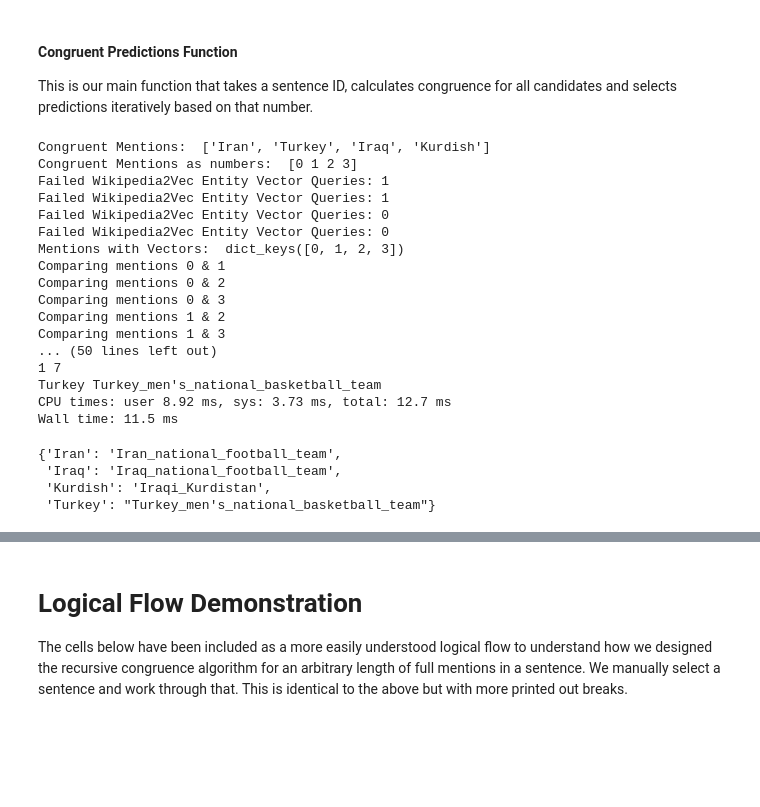
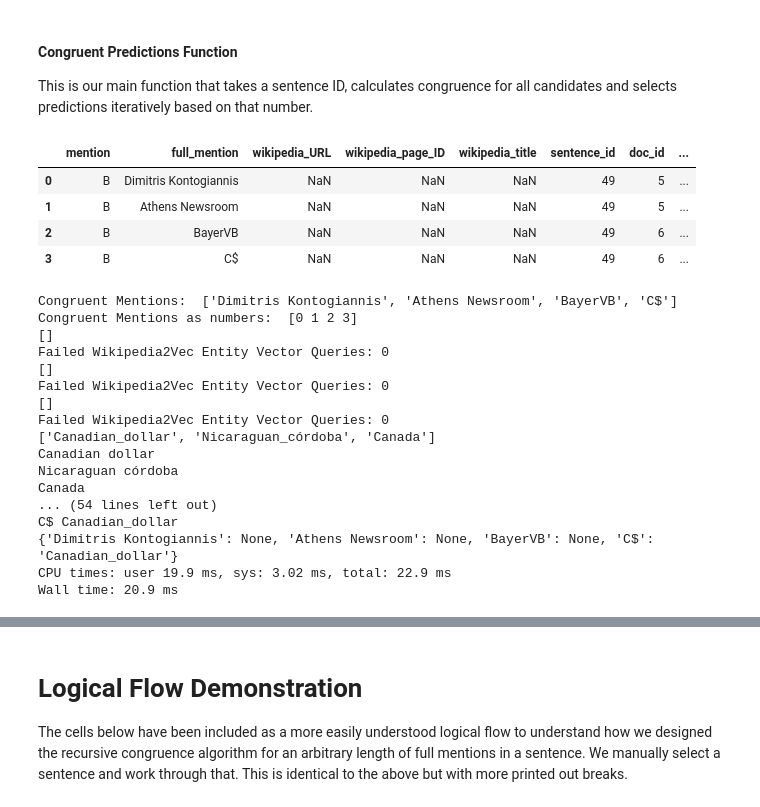
Before and after one commit to TheDigitalFrontier/entity-disambiguation, a Jupyter notebook: notebooks/pipeline/4c_congruence_vector_similarity.ipynb, the cells around one changed output, grey strips where cells are left out. Saved outputs shown, nothing was run; the diff lists cells and outputs as text; code cells hidden in the pictures; blank space fills up the shorter version.

```diff
--- a/notebooks/pipeline/4c_congruence_vector_similarity.ipynb
+++ b/notebooks/pipeline/4c_congruence_vector_similarity.ipynb
@@ -251,6 +251,7 @@ def get_candidate_pool_vectors(candidate_pool_titles, verbose=False):
     candidate_pool_vectors = []
     for candidate in candidate_pool_titles:
         candidate = normalize_text(candidate)
+        if verbose: print(candidate)
         try:
             candidate_vectors = w2v.get_entity_vector(candidate)
         except KeyError:
@@ -259,11 +260,16 @@ def get_candidate_pool_vectors(candidate_pool_titles, verbose=False):
             no_vector_count += 1
         candidate_pool_vectors.append(candidate_vectors)
 
+    # Handle case where candidate pool is empty from Phase 3
+    # Add arbitrarily chosen 3 arrays of zeros
+    if len(candidate_pool_titles) == 0:
+        candidate_pool_vectors = [np.zeros(100), np.zeros(100), np.zeros(100)]
+
     if verbose: print(f"Failed Wikipedia2Vec Entity Vector Queries: {no_vector_count}")
     return candidate_pool_vectors
 # %%
 # Define function to retrieve entity vectors
-def create_entity_vector_dict(sentence_mentions_nums, sentence_predictions, verbose=False):
+def create_entity_vector_dict(sentence_mention_ids, sentence_predictions, verbose=False):
     """
     Function iterates over a provided list of congruent mentions,
     finds the associated candidate pool for each mention
@@ -273,10 +279,11 @@ def create_entity_vector_dict(sentence_mentions_nums, sentence_predictions, verb
     vector_dict = {}
 
     # For each full mention we are analyzing in the contextual domain
-    for m in sentence_mentions_nums:
+    for m in sentence_mention_ids:
 
         # Retrieve candidate pool titles
         candidate_pool_titles = sentence_predictions['candidate_pools_titles'][m]
+        if verbose: print(candidate_pool_titles)
 
         # Convert candidate pool titles to candidate pool vectors
         candidate_pool_vectors = get_candidate_pool_vectors(candidate_pool_titles, verbose=verbose)
@@ -284,10 +291,14 @@ def create_entity_vector_dict(sentence_mentions_nums, sentence_predictions, verb
         # Save candidate pool vectors to dictionary
         vector_dict[m] = candidate_pool_vectors
 
+    if verbose:
+        print(vector_dict.keys())
+        for k in vector_dict.keys():
+            print(len(vector_dict[k]))
     return vector_dict
 # %%
 # Define function to calculate congruent metric for each candidate in every mention's candidate pool
-def get_congruence_dict(vector_dict, sentence_mentions_nums, verbose=False):
+def get_congruence_dict(vector_dict, sentence_mention_ids, verbose=False):
     """
     Function to return congruence metric calculations between all candidates for all mentions
     Input:
@@ -303,15 +314,15 @@ def get_congruence_dict(vector_dict, sentence_mentions_nums, verbose=False):
 
     # Always work low numbers to high without duplicate comparison
     m = 0
-    while m < len(sentence_mentions_nums)-1:
+    while m < len(sentence_mention_ids)-1:
 
         # Create second-level congruence metric dictionary
         m_dict = {}
 
         # Compare eaech mention against mentions after it
-        for n in sentence_mentions_nums[m+1:]:
+        for n in sentence_mention_ids[m+1:]:
             if verbose: print(f"Comparing mentions {m} & {n}")
-            # Calculate congruence metric - cosine similarity todo generalize
+            # Calculate congruence metric - cosine similarity
             congruence_metric = cosine_similarity(vector_dict[m], vector_dict[n])
             # Save congruence metric to second-level dictionary
             m_dict[n] = congruence_metric
@@ -322,6 +333,7 @@ def get_congruence_dict(vector_dict, sentence_mentions_nums, verbose=False):
         # Increment mention
         m += 1
 
+#     if verbose: print(congruence_dict)
     return congruence_dict
 # %%
 ### Standardize on form lookup always row then column
@@ -346,8 +358,7 @@ def get_most_congruent_pair(congruence_matrix, verbose=False):
     return (max_row_idx, max_column_idx), max_value
 # %%
 # Function to retrieve the most congruent pair amongst remaining mentions
-# todo should I pass congruence_dict in here?
-def find_most_congruent_pair(mention_predictions, mentions_remaining, verbose=False):
+def find_most_congruent_pair(mention_predictions, mentions_remaining, congruence_dict, verbose=False):
     """
     Function to search the congruence matrices for mentions without predictions
     and return the most congruent pair of candidates and associated mentions
@@ -355,7 +366,7 @@ def find_most_congruent_pair(mention_predictions, mentions_remaining, verbose=Fa
 
     # Start with empty most_congruent_pair
     # (Candidate Pair, Congruence Metric), (Mention A, Mention B)
-    most_congruent_pair = ((None, 0.0), (0, 0))
+    most_congruent_pair = (((None, None), 0.0), (0, 0))
 
     # Assess whether first pass or recursive pass
     if len(mention_predictions) == 0:
@@ -485,26 +519,28 @@ def get_congruent_predictions(sentence_id, verbose=False):
 # %%
 %%time
 # Test out function
-get_congruent_predictions(sentence_id=sentence_id, verbose=True)
+congruent_predictions = get_congruent_predictions(sentence_id=49, verbose=True)
+print(congruent_predictions)
 # %% [output]
+|  | mention | full_mention | wikipedia_URL | wikipedia_page_ID | wikipedia_title | sentence_id | doc_id | ... |
+| 0 | B | Dimitris Kontogiannis | NaN | NaN | NaN | 49 | 5 | ... |
+| 1 | B | Athens Newsroom | NaN | NaN | NaN | 49 | 5 | ... |
+| 2 | B | BayerVB | NaN | NaN | NaN | 49 | 6 | ... |
+| 3 | B | C$ | NaN | NaN | NaN | 49 | 6 | ... |
-Congruent Mentions:  ['Iran', 'Turkey', 'Iraq', 'Kurdish']
+Congruent Mentions:  ['Dimitris Kontogiannis', 'Athens Newsroom', 'BayerVB', 'C$']
 Congruent Mentions as numbers:  [0 1 2 3]
-Failed Wikipedia2Vec Entity Vector Queries: 1
-Failed Wikipedia2Vec Entity Vector Queries: 1
+[]
 Failed Wikipedia2Vec Entity Vector Queries: 0
+[]
 Failed Wikipedia2Vec Entity Vector Queries: 0
-Mentions with Vectors:  dict_keys([0, 1, 2, 3])
-Comparing mentions 0 & 1
-Comparing mentions 0 & 2
-Comparing mentions 0 & 3
-Comparing mentions 1 & 2
-Comparing mentions 1 & 3
-... (50 lines left out)
-1 7
-Turkey Turkey_men's_national_basketball_team
-CPU times: user 8.92 ms, sys: 3.73 ms, total: 12.7 ms
-Wall time: 11.5 ms
+[]
+Failed Wikipedia2Vec Entity Vector Queries: 0
+['Canadian_dollar', 'Nicaraguan_córdoba', 'Canada']
+Canadian dollar
+Nicaraguan córdoba
+Canada
+... (54 lines left out)
+C$ Canadian_dollar
+{'Dimitris Kontogiannis': None, 'Athens Newsroom': None, 'BayerVB': None, 'C$': 'Canadian_dollar'}
+CPU times: user 19.9 ms, sys: 3.02 ms, total: 22.9 ms
+Wall time: 20.9 ms
-{'Iran': 'Iran_national_football_team',
- 'Iraq': 'Iraq_national_football_team',
- 'Kurdish': 'Iraqi_Kurdistan',
- 'Turkey': "Turkey_men's_national_basketball_team"}
```
Also changed, not shown: parts of 17 cells of this notebook.
